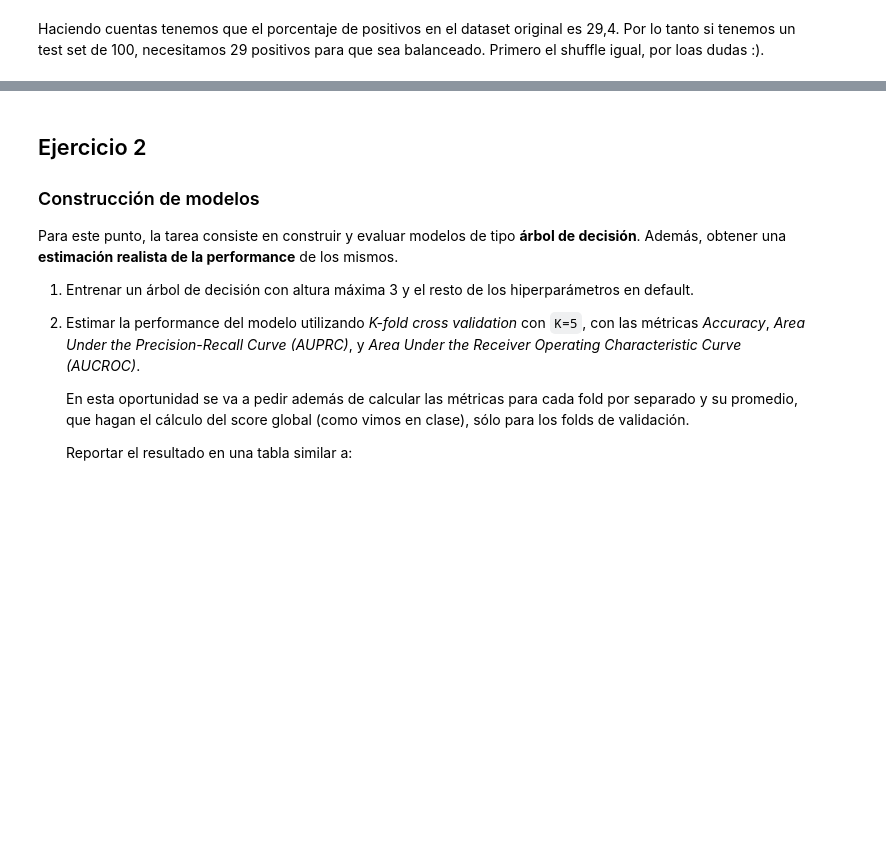
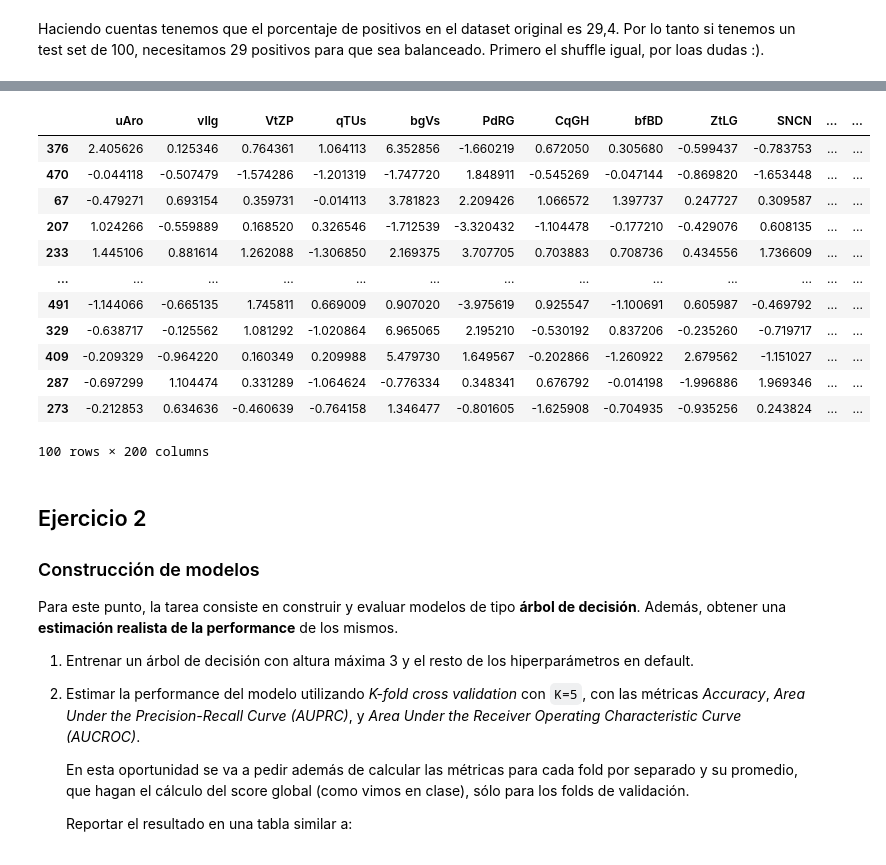
Before and after one commit to Magali8310/Facultad, a Jupyter notebook: Aprendizaje Automático/Trabajo Práctico 1/tp01-enunciado.ipynb, the cells around one changed output, grey strips where cells are left out. Drawn from its saved outputs; the diff is of its cells as text; code cells hidden in the pictures; blank space fills up the shorter version.

```diff
--- a/Aprendizaje Automático/Trabajo Práctico 1/tp01-enunciado.ipynb
+++ b/Aprendizaje Automático/Trabajo Práctico 1/tp01-enunciado.ipynb
@@ -147,3 +133,19 @@ X_test, y_test, X_train, y_train = separar_desarrollo_evaluacion(df)
+# %%
+X_test
+# %% [output]
+|  | uAro | vIlg | VtZP | qTUs | bgVs | PdRG | CqGH | bfBD | ZtLG | SNCN | ... | ... |
+| 376 | 2.405626 | 0.125346 | 0.764361 | 1.064113 | 6.352856 | -1.660219 | 0.672050 | 0.305680 | -0.599437 | -0.783753 | ... | ... |
+| 470 | -0.044118 | -0.507479 | -1.574286 | -1.201319 | -1.747720 | 1.848911 | -0.545269 | -0.047144 | -0.869820 | -1.653448 | ... | ... |
+| 67 | -0.479271 | 0.693154 | 0.359731 | -0.014113 | 3.781823 | 2.209426 | 1.066572 | 1.397737 | 0.247727 | 0.309587 | ... | ... |
+| 207 | 1.024266 | -0.559889 | 0.168520 | 0.326546 | -1.712539 | -3.320432 | -1.104478 | -0.177210 | -0.429076 | 0.608135 | ... | ... |
+| 233 | 1.445106 | 0.881614 | 1.262088 | -1.306850 | 2.169375 | 3.707705 | 0.703883 | 0.708736 | 0.434556 | 1.736609 | ... | ... |
+| ... | ... | ... | ... | ... | ... | ... | ... | ... | ... | ... | ... | ... |
+| 491 | -1.144066 | -0.665135 | 1.745811 | 0.669009 | 0.907020 | -3.975619 | 0.925547 | -1.100691 | 0.605987 | -0.469792 | ... | ... |
+| 329 | -0.638717 | -0.125562 | 1.081292 | -1.020864 | 6.965065 | 2.195210 | -0.530192 | 0.837206 | -0.235260 | -0.719717 | ... | ... |
+| 409 | -0.209329 | -0.964220 | 0.160349 | 0.209988 | 5.479730 | 1.649567 | -0.202866 | -1.260922 | 2.679562 | -1.151027 | ... | ... |
+| 287 | -0.697299 | 1.104474 | 0.331289 | -1.064624 | -0.776334 | 0.348341 | 0.676792 | -0.014198 | -1.996886 | 1.969346 | ... | ... |
+| 273 | -0.212853 | 0.634636 | -0.460639 | -0.764158 | 1.346477 | -0.801605 | -1.625908 | -0.704935 | -0.935256 | 0.243824 | ... | ... |
+100 rows × 200 columns
 # %% [markdown]
 ## Ejercicio 2
 
```
Also changed, not shown: parts of 5 cells of this notebook, 3 other files.
